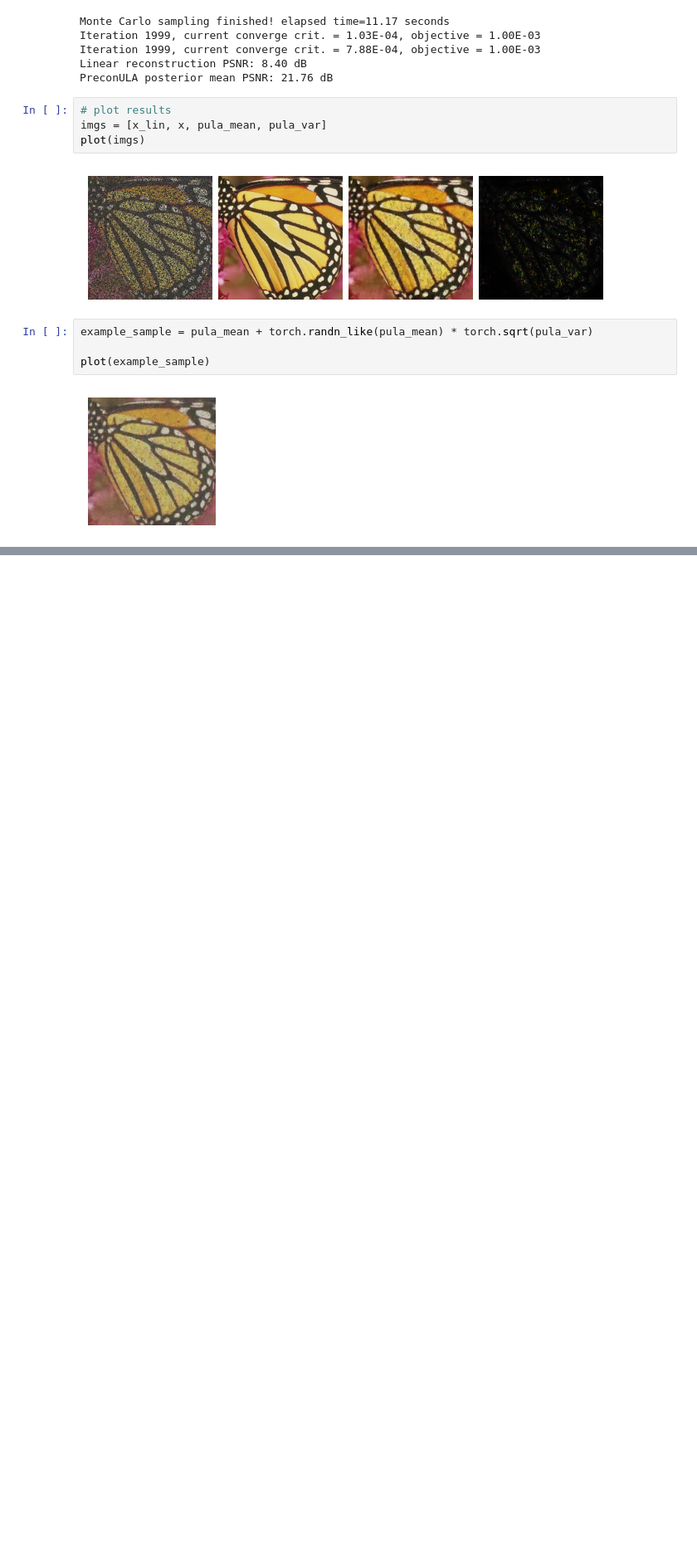
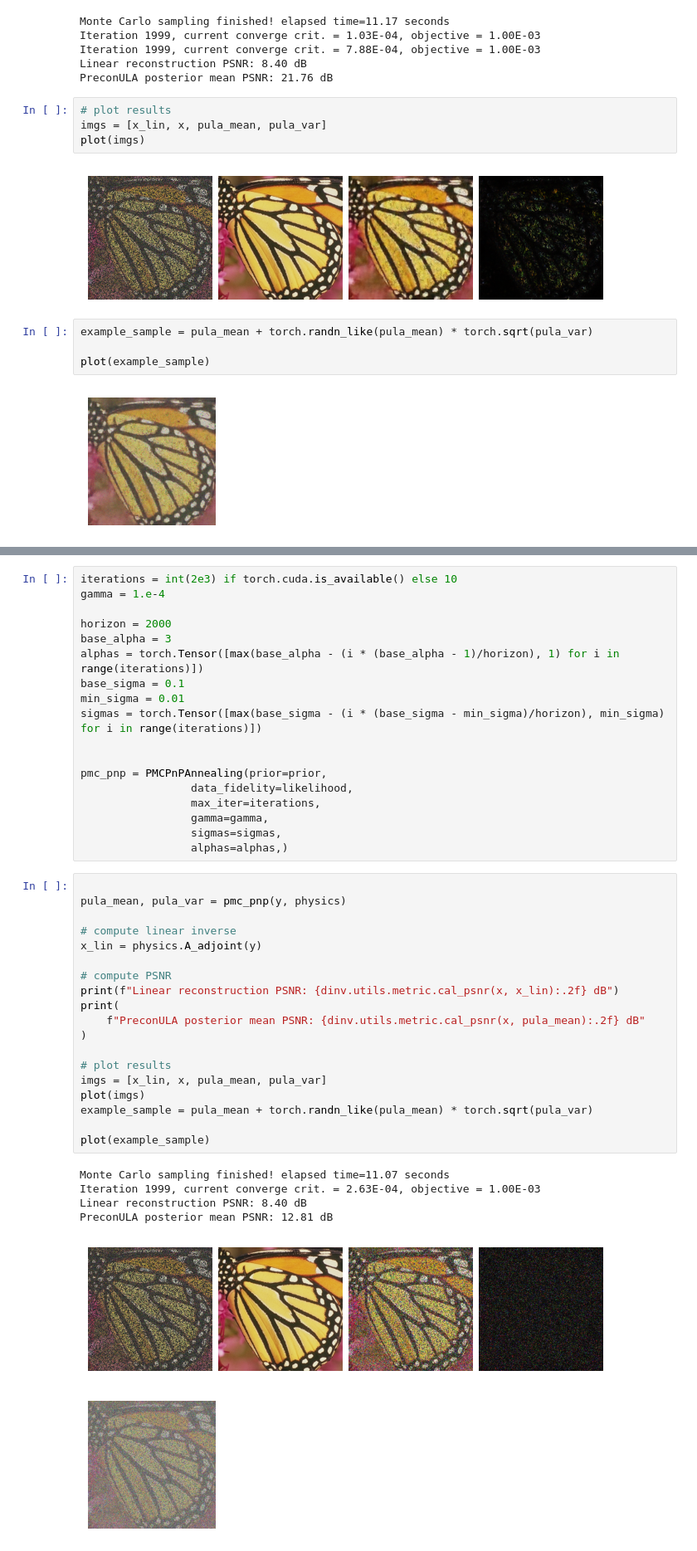
Before and after one commit to JaybeeH32/GenerativeModellingProject, a Jupyter notebook: PMC.ipynb, the cells around one changed output, grey strips where cells are left out. Shown at 83% size. Cells and saved outputs as stored; diff of their text form; blank space fills up the shorter version.

```diff
--- a/PMC.ipynb
+++ b/PMC.ipynb
@@ -147,0 +148,44 @@ plot(example_sample)
+# %%
+iterations = int(2e3) if torch.cuda.is_available() else 10
+gamma = 1.e-4
+
+horizon = 2000
+base_alpha = 3
+alphas = torch.Tensor([max(base_alpha - (i * (base_alpha - 1)/horizon), 1) for i in range(iterations)])
+base_sigma = 0.1
+min_sigma = 0.01
+sigmas = torch.Tensor([max(base_sigma - (i * (base_sigma - min_sigma)/horizon), min_sigma) for i in range(iterations)])
+
+
+pmc_pnp = PMCPnPAnnealing(prior=prior,
+                 data_fidelity=likelihood,
+                 max_iter=iterations,
+                 gamma=gamma,
+                 sigmas=sigmas,
+                 alphas=alphas,)
+# %%
+
+pula_mean, pula_var = pmc_pnp(y, physics)
+
+# compute linear inverse
+x_lin = physics.A_adjoint(y)
+
+# compute PSNR
+print(f"Linear reconstruction PSNR: {dinv.utils.metric.cal_psnr(x, x_lin):.2f} dB")
+print(
+    f"PreconULA posterior mean PSNR: {dinv.utils.metric.cal_psnr(x, pula_mean):.2f} dB"
+)
+
+# plot results
+imgs = [x_lin, x, pula_mean, pula_var]
+plot(imgs)
+example_sample = pula_mean + torch.randn_like(pula_mean) * torch.sqrt(pula_var)
+
+plot(example_sample)
+# %% [output]
+Monte Carlo sampling finished! elapsed time=11.07 seconds
+Iteration 1999, current converge crit. = 2.63E-04, objective = 1.00E-03
+Linear reconstruction PSNR: 8.40 dB
+PreconULA posterior mean PSNR: 12.81 dB
+[figure, added]
+[figure, added]
```
Also changed, not shown: parts of 2 cells of this notebook.
